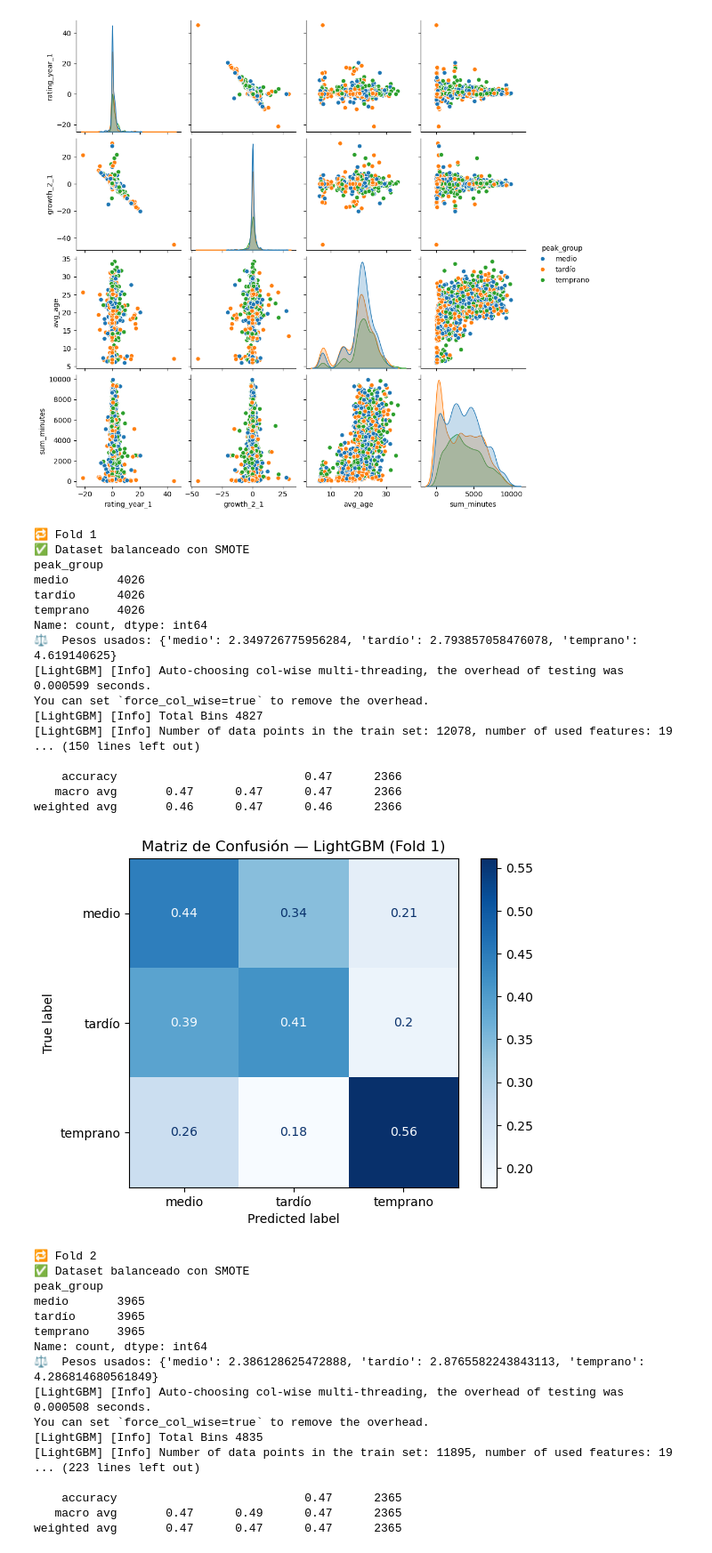
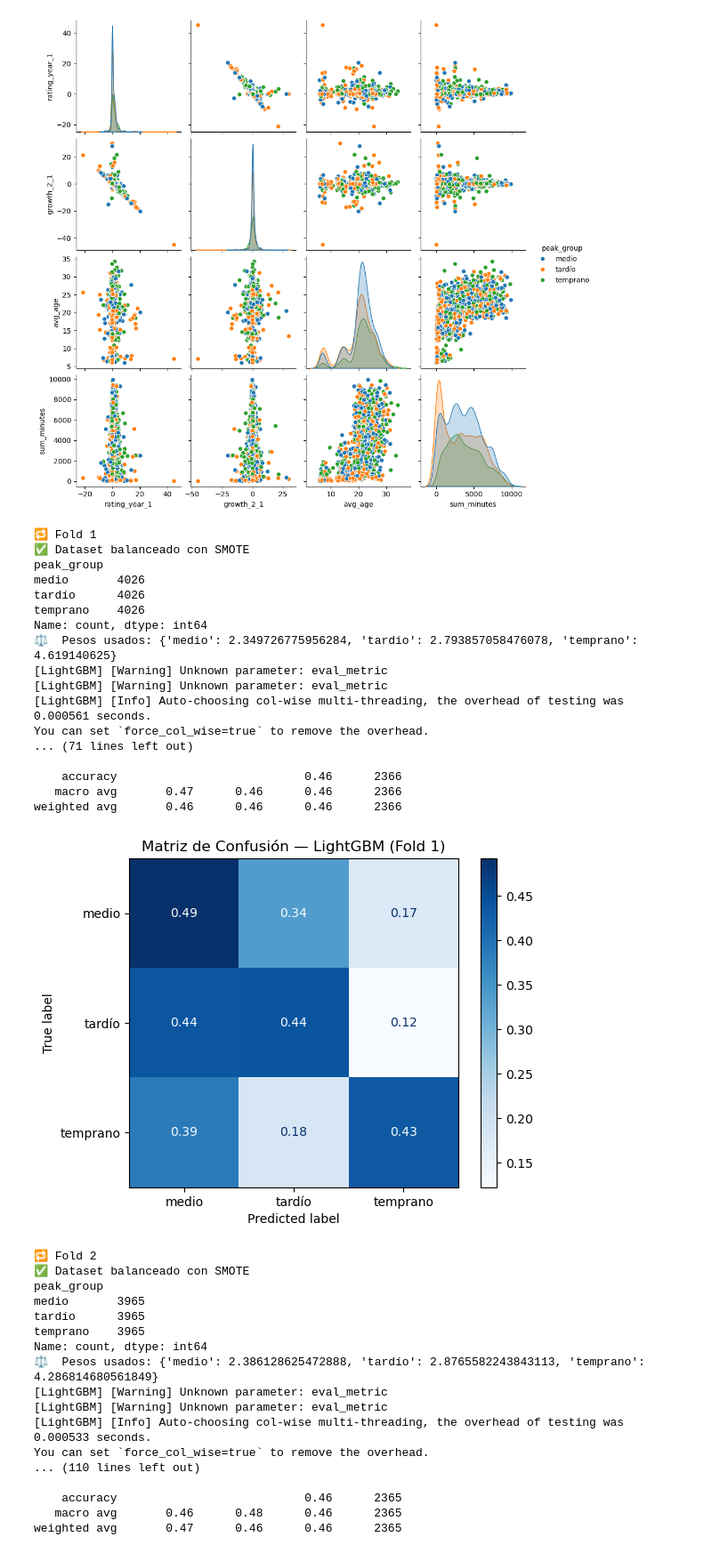
Before and after one commit to JuanmaCM7/Futpeak, a Jupyter notebook: notebooks/lightGBM_multiclase_tres_clases.ipynb, the cells around one changed output. Shown: that part at 89% size. Cells and saved outputs as stored; diff of their text form; code cells hidden in the pictures.

```diff
--- a/notebooks/lightGBM_multiclase_tres_clases.ipynb
+++ b/notebooks/lightGBM_multiclase_tres_clases.ipynb
@@ -72,17 +72,8 @@ memory usage: 373.4+ KB
 print("🔧 All columns in matchlogs:")
 print(df_matchlogs.columns.tolist())
 
-# List of columns we plan to keep
-columns_to_use = [
-    'Player_ID', 'Date', 'Minutes', 'Goals', 'Assists',
-    'Shots', 'Shots_on_target', 'Yellow_cards', 'Red_cards'
-]
 
-print("\n✅ Columns selected for modeling:")
-print(columns_to_use)
-
-# Optional: create a reduced version of the matchlogs
-df_matchlogs = df_matchlogs[columns_to_use]
+df_matchlogs
 # %% [output]
 🔧 All columns in matchlogs:
 ['Player_name', 'Player_ID', 'Seasons', 'Date', 'Day', 'Competition', 'Round', 'Home_Away', 'Result', 'Player_team', 'Rival_team', 'Start', 'Position', 'Minutes', 'Goals', 'Assists', 'Penalty_kick', ' ...
@@ -354,10 +357,3 @@ pivot_combined["minutes_trend"] = pivot_combined["minutes_year_3"] - pivot_combi
-# %%
-# Reunir el dataset combinado final para el modelado
-model_df = pivot_combined.merge(
-    career_with_peak[["Player_ID", "peak_group"]],
-    on="Player_ID",
-    how="inner"
-)
 # %%
 print(model_df["peak_group"].value_counts(normalize=True))
 # %% [output]
@@ -377,7 +373,7 @@ sns.pairplot(model_df,
 [figure]
 # %%
 from sklearn.model_selection import GroupKFold
-from sklearn.metrics import accuracy_score, classification_report, cohen_kappa_score, matthews_corrcoef
+from sklearn.metrics import accuracy_score, classification_report, cohen_kappa_score, matthews_corrcoef, ConfusionMatrixDisplay
 from imblearn.over_sampling import SMOTE
 from lightgbm import LGBMClassifier
 import matplotlib.pyplot as plt
@@ -392,12 +388,10 @@ features = [
     'minutes_year_1', 'minutes_year_2', 'minutes_year_3', 'sum_minutes', 'minutes_trend'
 ]
 
-
 X = model_df[features]
 y = model_df["peak_group"]
 groups = model_df["Player_ID"]
 
-# === Inicializa GroupKFold (5 folds)
 gkf = GroupKFold(n_splits=5)
 accs, kappas, mccs = [], [], []
 
@@ -407,7 +401,7 @@ for fold, (train_idx, test_idx) in enumerate(gkf.split(X, y, groups)):
     X_train, X_test = X.iloc[train_idx], X.iloc[test_idx]
     y_train, y_test = y.iloc[train_idx], y.iloc[test_idx]
 
-    # === Aplicar SMOTE
+    # === Balancear con SMOTE
     smote = SMOTE(random_state=42)
     X_train_resampled, y_train_resampled = smote.fit_resample(X_train, y_train)
 
@@ -419,15 +413,24 @@ for fold, (train_idx, test_idx) in enumerate(gkf.split(X, y, groups)):
     class_weights = {cls: 1.0 / freq for cls, freq in class_counts.items()}
     print(f"⚖️  Pesos usados: {class_weights}")
 
-    # === Entrenar modelo LightGBM
+    # === Entrenar modelo con LGBMClassifier
+
     lgbm_model = LGBMClassifier(
-        class_weight=class_weights,
-        random_state=42,
-        n_estimators=200,
-        learning_rate=0.05,
-        max_depth=6,
-    )
-    lgbm_model.fit(X_train_resampled, y_train_resampled)
+    objective="multiclass",
+    class_weight="balanced",
+    n_estimators=120,  # 🔧 aquí el cambio
+    learning_rate=0.03,
+    max_depth=6,
+    eval_metric="multi_logloss",
+    random_state=42
+)
+
+
+    lgbm_model.fit(
+    X_train_resampled, y_train_resampled,
+    eval_set=[(X_test, y_test)],
+
+)
 
     # === Predicción
     y_pred = lgbm_model.predict(X_test)
@@ -438,41 +441,41 @@ for fold, (train_idx, test_idx) in enumerate(gkf.split(X, y, groups)):
     mcc = matthews_corrcoef(y_test, y_pred)
 
     accs.append(acc)
     kappas.append(kappa)
     mccs.append(mcc)
 
     print(f"✅ Accuracy: {acc:.3f} | Kappa: {kappa:.3f} | MCC: {mcc:.3f}")
     print(classification_report(y_test, y_pred))
 
     # === Matriz de confusión
     ConfusionMatrixDisplay.from_predictions(
         y_test, y_pred,
         display_labels=lgbm_model.classes_,
         cmap='Blues',
         normalize='true'
     )
     plt.title(f"Matriz de Confusión — LightGBM (Fold {fold+1})")
     plt.grid(False)
     plt.show()
 # %% [output]
 🔁 Fold 1
 ✅ Dataset balanceado con SMOTE
 peak_group
 medio       4026
 tardío      4026
 temprano    4026
 Name: count, dtype: int64
 ⚖️  Pesos usados: {'medio': 2.349726775956284, 'tardío': 2.793857058476078, 'temprano': 4.619140625}
-[LightGBM] [Info] Auto-choosing col-wise multi-threading, the overhead of testing was 0.000599 seconds.
+[LightGBM] [Warning] Unknown parameter: eval_metric
+[LightGBM] [Warning] Unknown parameter: eval_metric
+[LightGBM] [Info] Auto-choosing col-wise multi-threading, the overhead of testing was 0.000561 seconds.
 You can set `force_col_wise=true` to remove the overhead.
-[LightGBM] [Info] Total Bins 4827
-[LightGBM] [Info] Number of data points in the train set: 12078, number of used features: 19
-... (150 lines left out)
+... (71 lines left out)
 
-    accuracy                           0.47      2366
-   macro avg       0.47      0.47      0.47      2366
-weighted avg       0.46      0.47      0.46      2366
+    accuracy                           0.46      2366
+   macro avg       0.47      0.46      0.46      2366
+weighted avg       0.46      0.46      0.46      2366
-[figure, old version]
+[figure, new version]
 🔁 Fold 2
 ✅ Dataset balanceado con SMOTE
 peak_group
@@ -481,12 +484,12 @@ tardío      3965
 temprano    3965
 Name: count, dtype: int64
 ⚖️  Pesos usados: {'medio': 2.386128625472888, 'tardío': 2.8765582243843113, 'temprano': 4.286814680561849}
-[LightGBM] [Info] Auto-choosing col-wise multi-threading, the overhead of testing was 0.000508 seconds.
+[LightGBM] [Warning] Unknown parameter: eval_metric
+[LightGBM] [Warning] Unknown parameter: eval_metric
+[LightGBM] [Info] Auto-choosing col-wise multi-threading, the overhead of testing was 0.000533 seconds.
 You can set `force_col_wise=true` to remove the overhead.
-[LightGBM] [Info] Total Bins 4835
-[LightGBM] [Info] Number of data points in the train set: 11895, number of used features: 19
-... (223 lines left out)
+... (110 lines left out)
 
-    accuracy                           0.47      2365
-   macro avg       0.47      0.49      0.47      2365
-weighted avg       0.47      0.47      0.47      2365
+    accuracy                           0.46      2365
+   macro avg       0.46      0.48      0.46      2365
+weighted avg       0.47      0.46      0.46      2365
```
Also changed, not shown: parts of 4 cells of this notebook, 5 other files.
